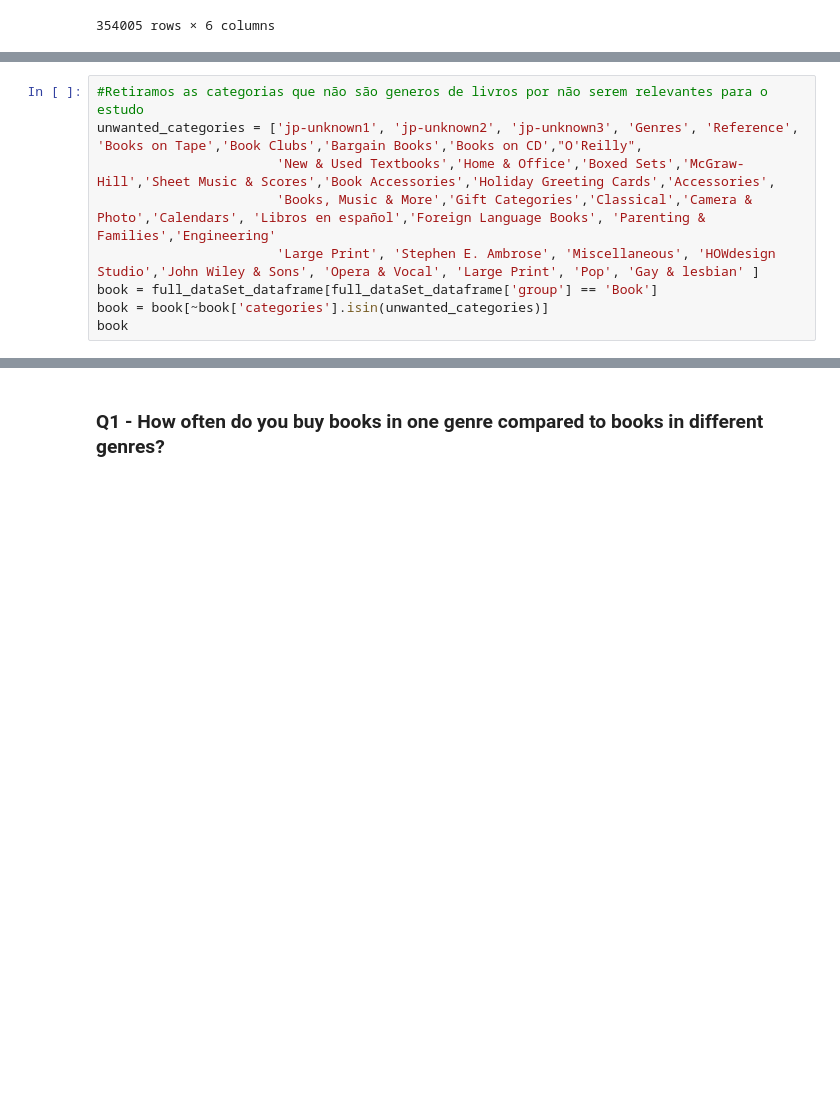
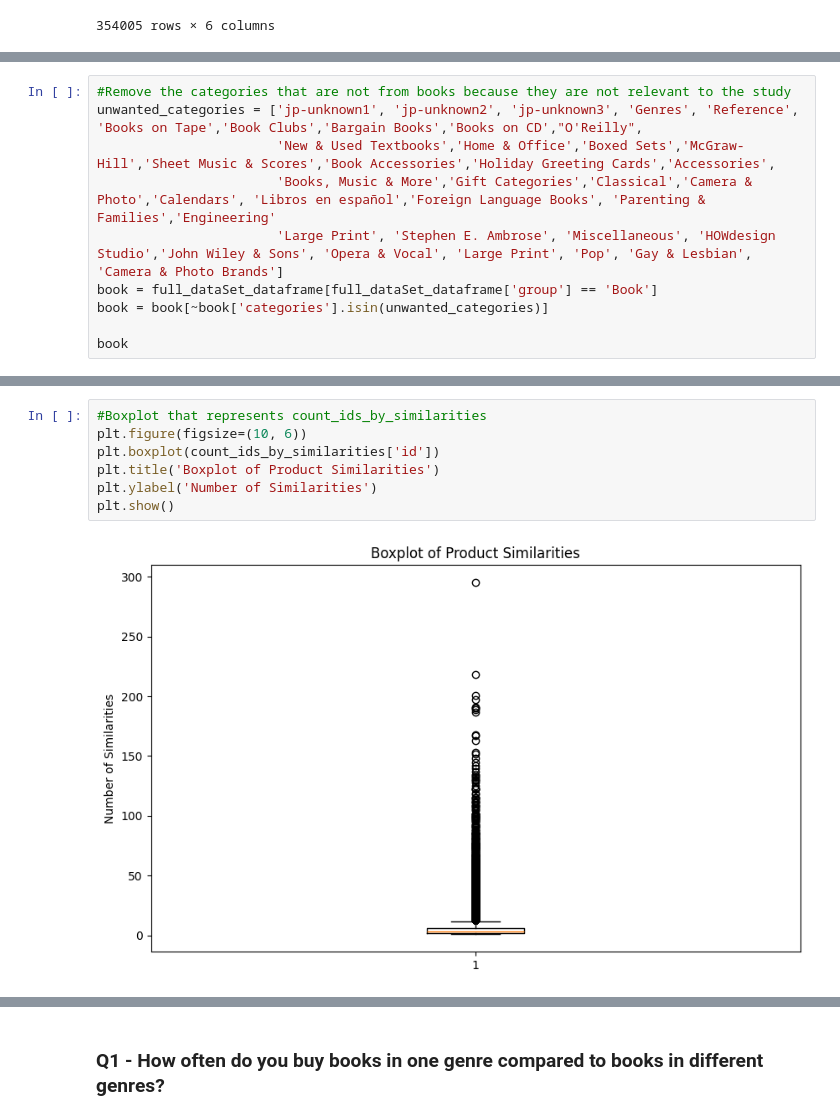
Before and after one commit to DEISI-ULHT-TFC-2023-24/TFC-DEISI88-CoBuyPatterns, a Jupyter notebook: TFC - revision.ipynb, the cells around one changed output, grey strips where cells are left out. Saved outputs shown, nothing was run; the diff lists cells and outputs as text; blank space fills up the shorter version.

```diff
--- a/TFC - revision.ipynb
+++ b/TFC - revision.ipynb
@@ -193,11 +223,12 @@ plt.show()
 # %%
-#Retiramos as categorias que não são generos de livros por não serem relevantes para o estudo
+#Remove the categories that are not from books because they are not relevant to the study
 unwanted_categories = ['jp-unknown1', 'jp-unknown2', 'jp-unknown3', 'Genres', 'Reference', 'Books on Tape','Book Clubs','Bargain Books','Books on CD',"O'Reilly",
                        'New & Used Textbooks','Home & Office','Boxed Sets','McGraw-Hill','Sheet Music & Scores','Book Accessories','Holiday Greeting Cards','Accessories',
                        'Books, Music & More','Gift Categories','Classical','Camera & Photo','Calendars', 'Libros en español','Foreign Language Books', 'Parenting & Families','Engineering'
-                       'Large Print', 'Stephen E. Ambrose', 'Miscellaneous', 'HOWdesign Studio','John Wiley & Sons', 'Opera & Vocal', 'Large Print', 'Pop', 'Gay & lesbian' ]
+                       'Large Print', 'Stephen E. Ambrose', 'Miscellaneous', 'HOWdesign Studio','John Wiley & Sons', 'Opera & Vocal', 'Large Print', 'Pop', 'Gay & Lesbian', 'Camera & Photo Brands']
 book = full_dataSet_dataframe[full_dataSet_dataframe['group'] == 'Book']
 book = book[~book['categories'].isin(unwanted_categories)]
+
 book
 # %% [output]
 |  | id | group | title | similarities | categories | reviews |
@@ -319,0 +326,9 @@ study_categories
+# %%
+#Boxplot that represents count_ids_by_similarities
+plt.figure(figsize=(10, 6))
+plt.boxplot(count_ids_by_similarities['id'])
+plt.title('Boxplot of Product Similarities')
+plt.ylabel('Number of Similarities')
+plt.show()
+# %% [output]
+[figure, added]
```
Also changed, not shown: parts of 109 cells of this notebook, 1 other file.
